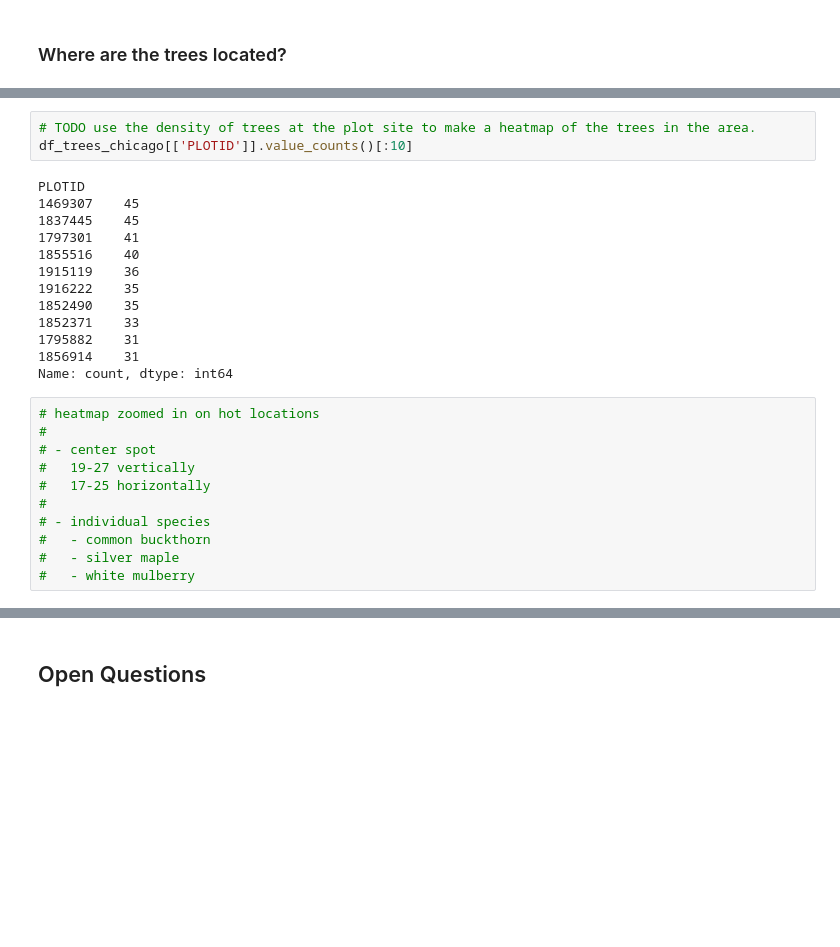
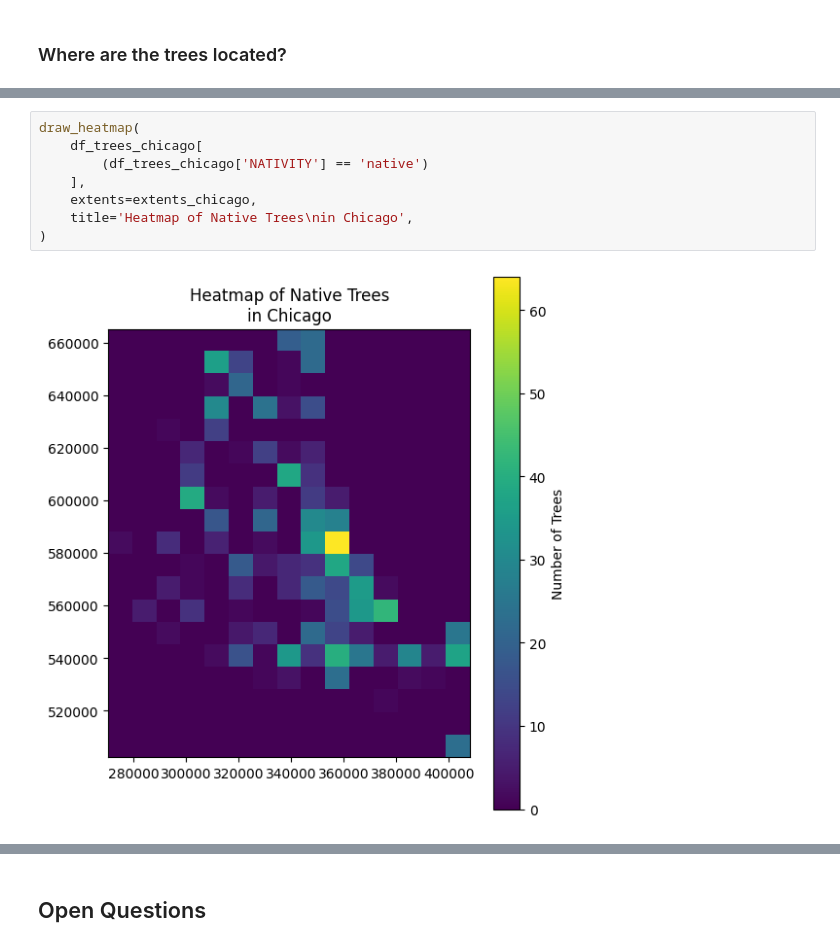
Before and after one commit to fractalate/data-trees, a Jupyter notebook: explore_chicago_il.ipynb, the cells around one changed output, grey strips where cells are left out. Cells and saved outputs as stored; diff of their text form; blank space fills up the shorter version.

```diff
--- a/explore_chicago_il.ipynb
+++ b/explore_chicago_il.ipynb
@@ -503,27 +492,10 @@ draw_heatmap(
-# %%
-# TODO use the density of trees at the plot site to make a heatmap of the trees in the area.
-df_trees_chicago[['PLOTID']].value_counts()[:10]
-# %% [output]
-PLOTID
-1469307    45
-1837445    45
-1797301    41
-1855516    40
-1915119    36
-1916222    35
-1852490    35
-1852371    33
-1795882    31
-1856914    31
-Name: count, dtype: int64
-# %%
-# heatmap zoomed in on hot locations
-#
-# - center spot
-#   19-27 vertically
-#   17-25 horizontally
-#
-# - individual species
-#   - common buckthorn
-#   - silver maple
-#   - white mulberry
+# %%
+draw_heatmap(
+    df_trees_chicago[
+        (df_trees_chicago['NATIVITY'] == 'native')
+    ],
+    extents=extents_chicago,
+    title='Heatmap of Native Trees\nin Chicago',
+)
+# %% [output]
+[figure, added]
```
Also changed, not shown: parts of 5 cells of this notebook.
